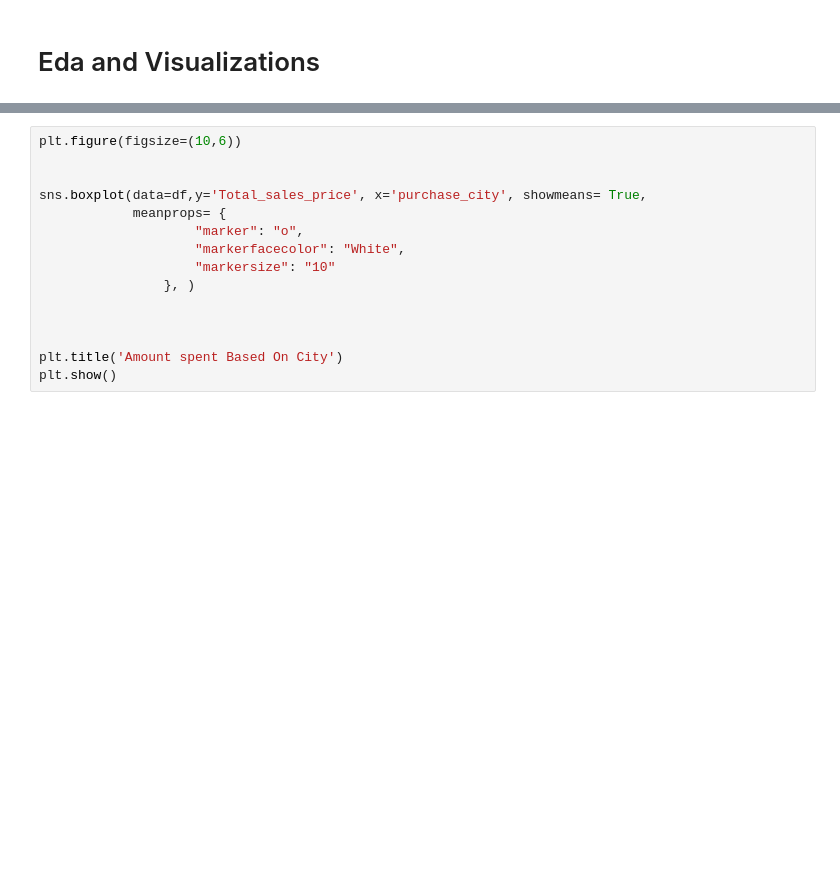
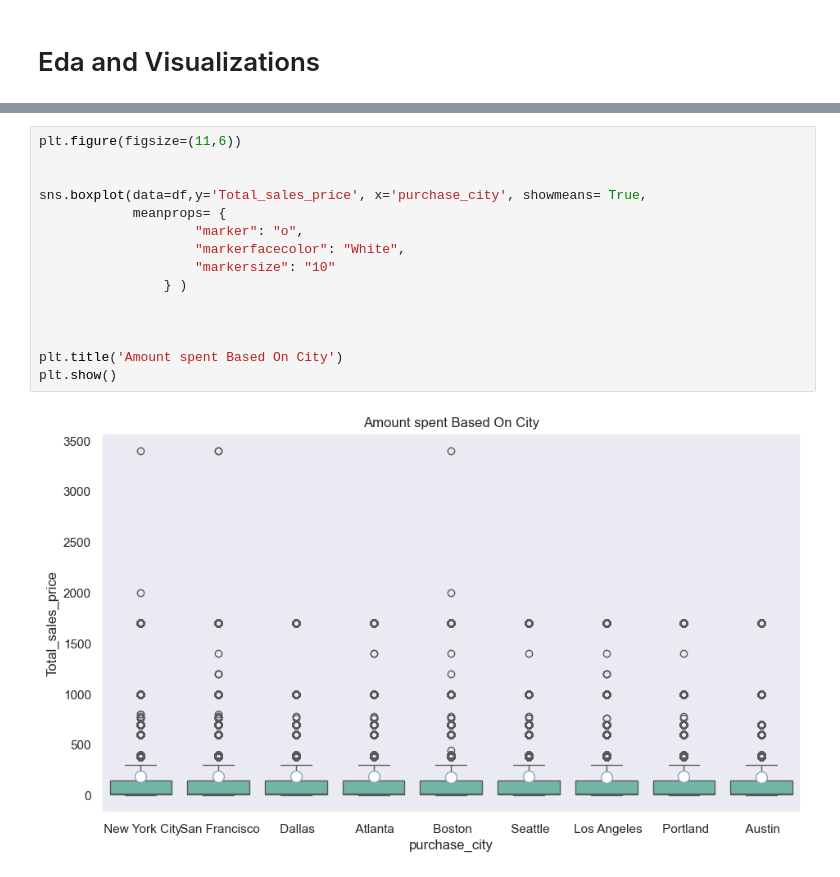
Before and after one commit to steve1-1269/sales-data-analysis, a Jupyter notebook: main.ipynb, the cells around one changed output, grey strips where cells are left out. Saved outputs shown, nothing was run; the diff lists cells and outputs as text; blank space fills up the shorter version.

```diff
--- a/main.ipynb
+++ b/main.ipynb
@@ -237,15 +268,17 @@ plt.show()
 # %%
-plt.figure(figsize=(10,6))
+plt.figure(figsize=(11,6))
 
 
 sns.boxplot(data=df,y='Total_sales_price', x='purchase_city', showmeans= True,
             meanprops= {
                     "marker": "o",
                     "markerfacecolor": "White",
                     "markersize": "10"
-                }, )
+                } )
 
 
 
 plt.title('Amount spent Based On City')
 plt.show()
+# %% [output]
+[figure, added]
```
Also changed, not shown: parts of 63 cells of this notebook.
